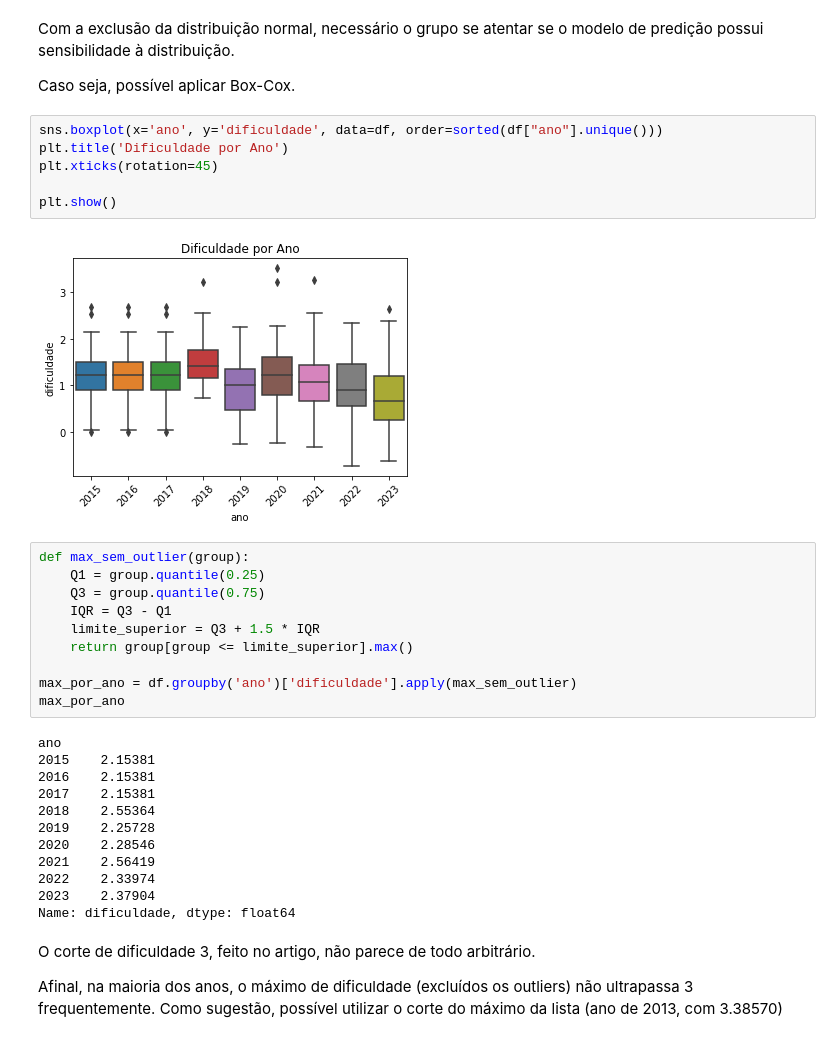
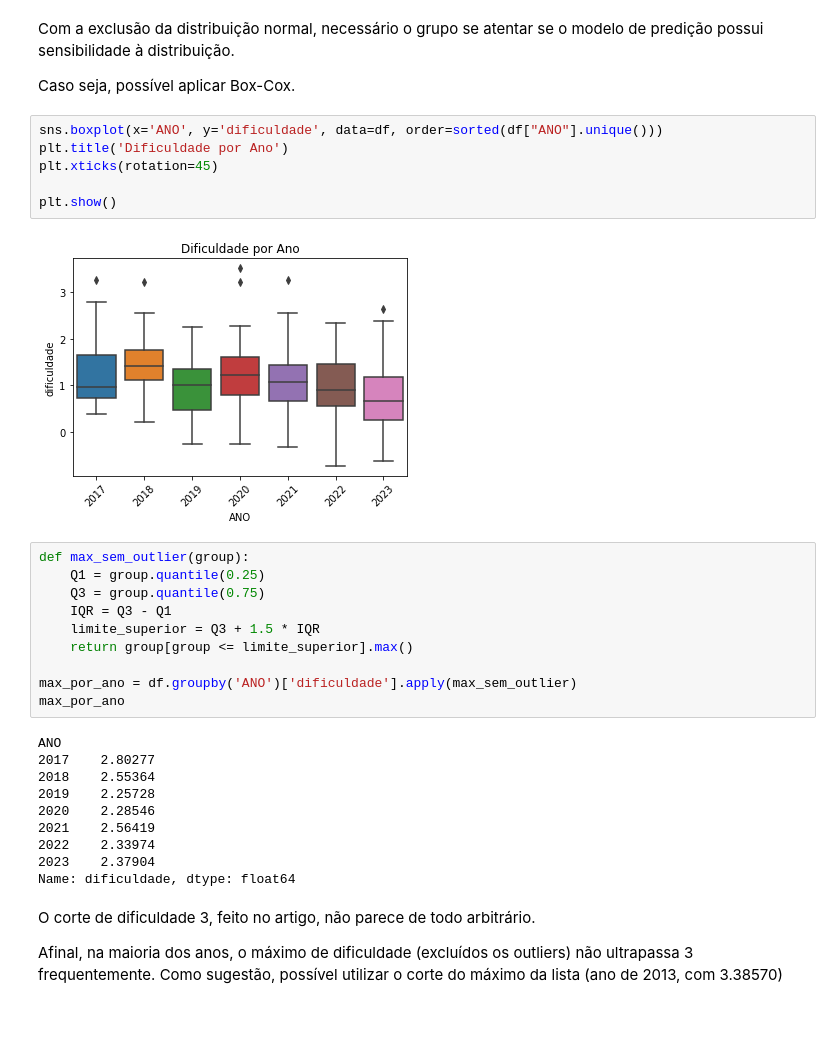
Before and after one commit to ciziks/enem-embbedings-social-questions, a Jupyter notebook: notebooks/3. Análise Exploratória.ipynb, the cells around one changed output. Drawn from its saved outputs; the diff is of its cells as text.

```diff
--- a/notebooks/3. Análise Exploratória.ipynb
+++ b/notebooks/3. Análise Exploratória.ipynb
@@ -92,13 +92,13 @@ Com a exclusão da distribuição normal, necessário o grupo se atentar se o mo
 
 Caso seja, possível aplicar Box-Cox.
 # %%
-sns.boxplot(x='ano', y='dificuldade', data=df, order=sorted(df["ano"].unique()))
+sns.boxplot(x='ANO', y='dificuldade', data=df, order=sorted(df["ANO"].unique()))
 plt.title('Dificuldade por Ano')
 plt.xticks(rotation=45)
 
 plt.show()
 # %% [output]
-[figure, old version]
+[figure, new version]
 # %%
 def max_sem_outlier(group):
     Q1 = group.quantile(0.25)
@@ -107,13 +107,11 @@ def max_sem_outlier(group):
     limite_superior = Q3 + 1.5 * IQR
     return group[group <= limite_superior].max()
 
-max_por_ano = df.groupby('ano')['dificuldade'].apply(max_sem_outlier)
+max_por_ano = df.groupby('ANO')['dificuldade'].apply(max_sem_outlier)
 max_por_ano
 # %% [output]
-ano
-2015    2.15381
-2016    2.15381
-2017    2.15381
+ANO
+2017    2.80277
 2018    2.55364
 2019    2.25728
 2020    2.28546
```
Also changed, not shown: parts of 16 cells of this notebook, 6 other files.
